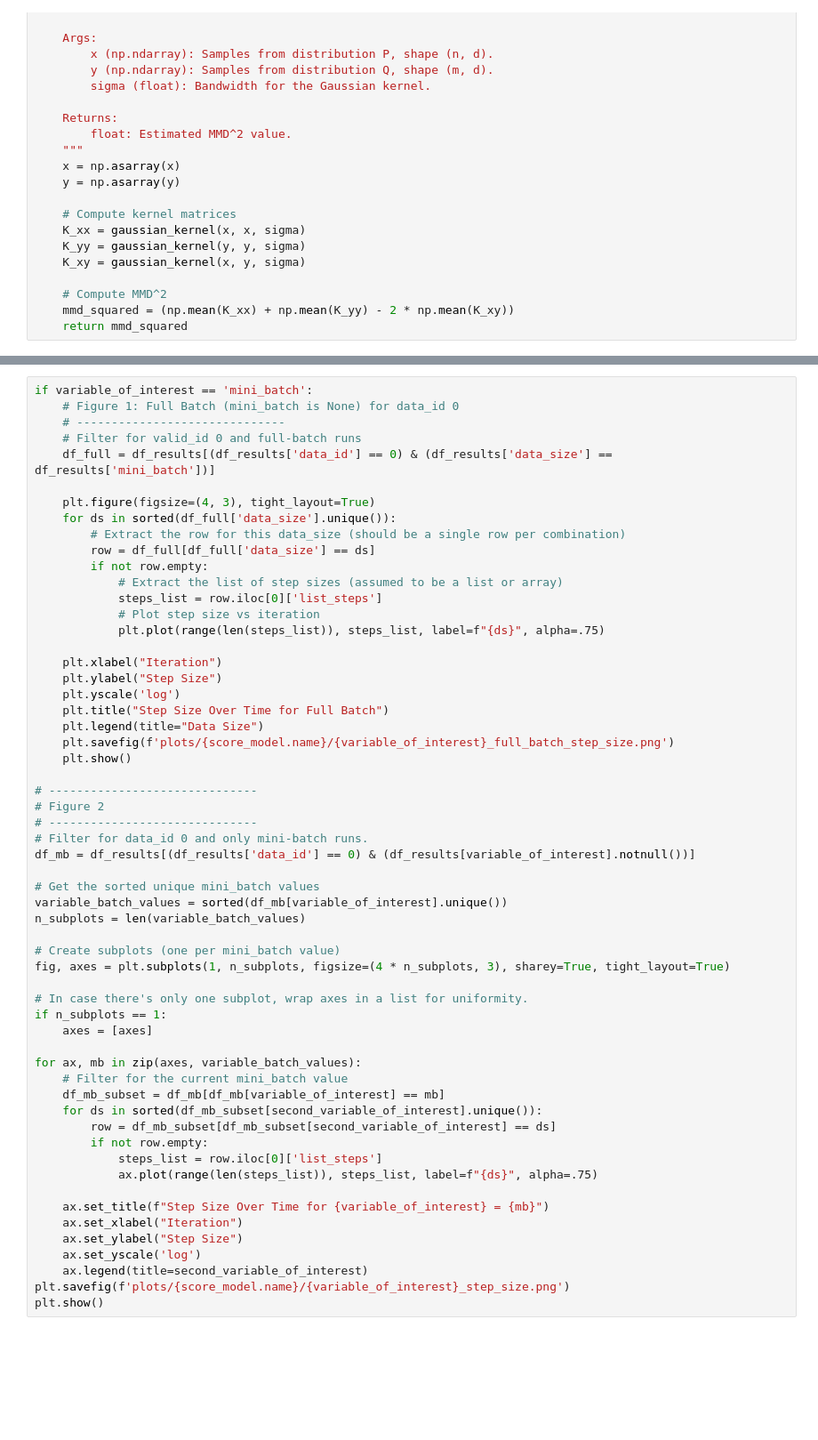
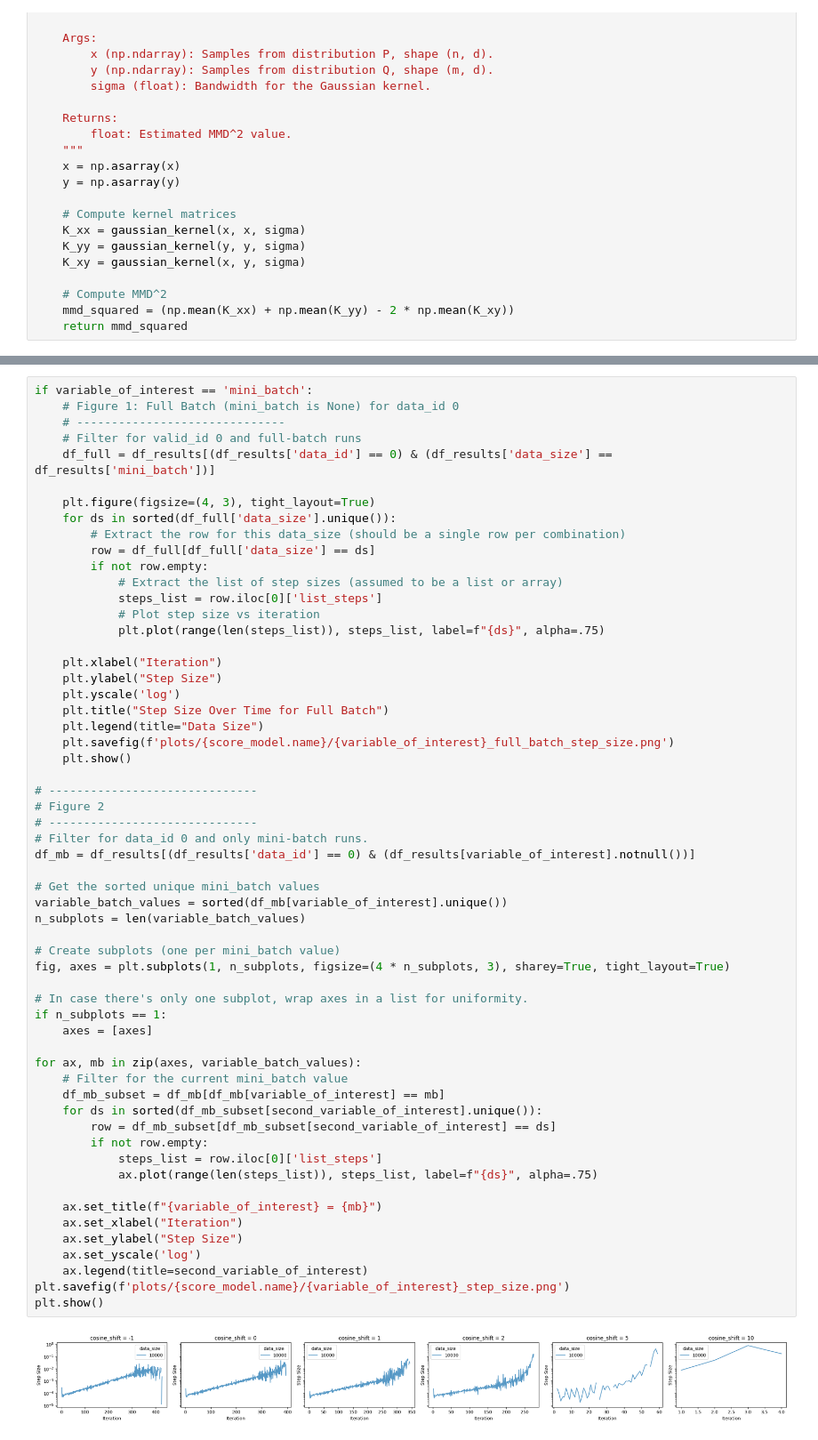
Before and after one commit to bayesflow-org/hierarchical-abi, a Jupyter notebook: gaussian flat score matching.ipynb, the cells around one changed output, grey strips where cells are left out. Shown at 89% size. Saved outputs shown, nothing was run; the diff lists cells and outputs as text; blank space fills up the shorter version.

```diff
--- a/gaussian flat score matching.ipynb
+++ b/gaussian flat score matching.ipynb
@@ -758,31 +783,33 @@ if variable_of_interest == 'mini_batch':
 # ------------------------------
 # Filter for data_id 0 and only mini-batch runs.
 df_mb = df_results[(df_results['data_id'] == 0) & (df_results[variable_of_interest].notnull())]
 
 # Get the sorted unique mini_batch values
 variable_batch_values = sorted(df_mb[variable_of_interest].unique())
 n_subplots = len(variable_batch_values)
 
 # Create subplots (one per mini_batch value)
 fig, axes = plt.subplots(1, n_subplots, figsize=(4 * n_subplots, 3), sharey=True, tight_layout=True)
 
 # In case there's only one subplot, wrap axes in a list for uniformity.
 if n_subplots == 1:
     axes = [axes]
 
 for ax, mb in zip(axes, variable_batch_values):
     # Filter for the current mini_batch value
     df_mb_subset = df_mb[df_mb[variable_of_interest] == mb]
     for ds in sorted(df_mb_subset[second_variable_of_interest].unique()):
         row = df_mb_subset[df_mb_subset[second_variable_of_interest] == ds]
         if not row.empty:
             steps_list = row.iloc[0]['list_steps']
             ax.plot(range(len(steps_list)), steps_list, label=f"{ds}", alpha=.75)
 
-    ax.set_title(f"Step Size Over Time for {variable_of_interest} = {mb}")
+    ax.set_title(f"{variable_of_interest} = {mb}")
     ax.set_xlabel("Iteration")
     ax.set_ylabel("Step Size")
     ax.set_yscale('log')
     ax.legend(title=second_variable_of_interest)
 plt.savefig(f'plots/{score_model.name}/{variable_of_interest}_step_size.png')
 plt.show()
+# %% [output]
+[figure, added]
```
Also changed, not shown: parts of 11 cells of this notebook, 5 other files.
